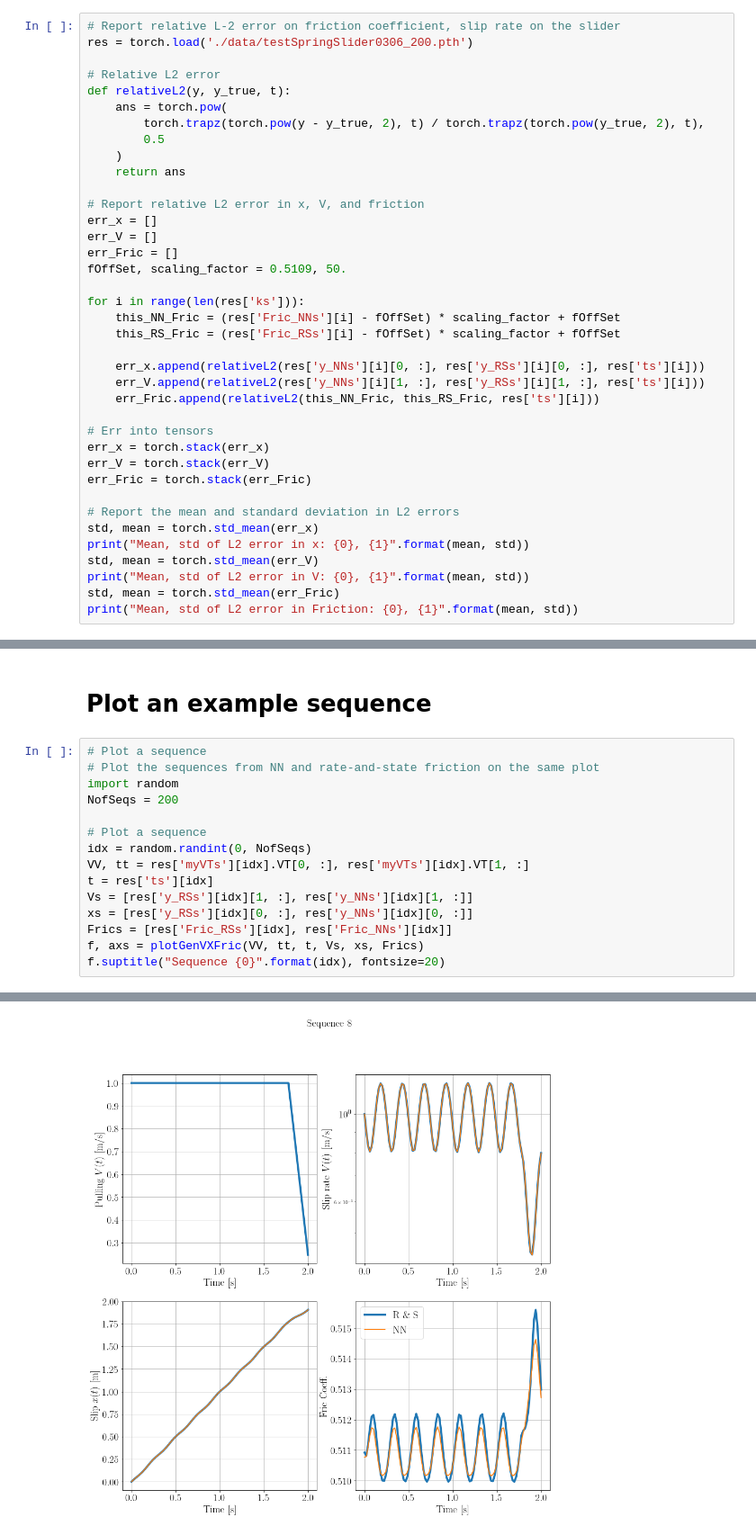
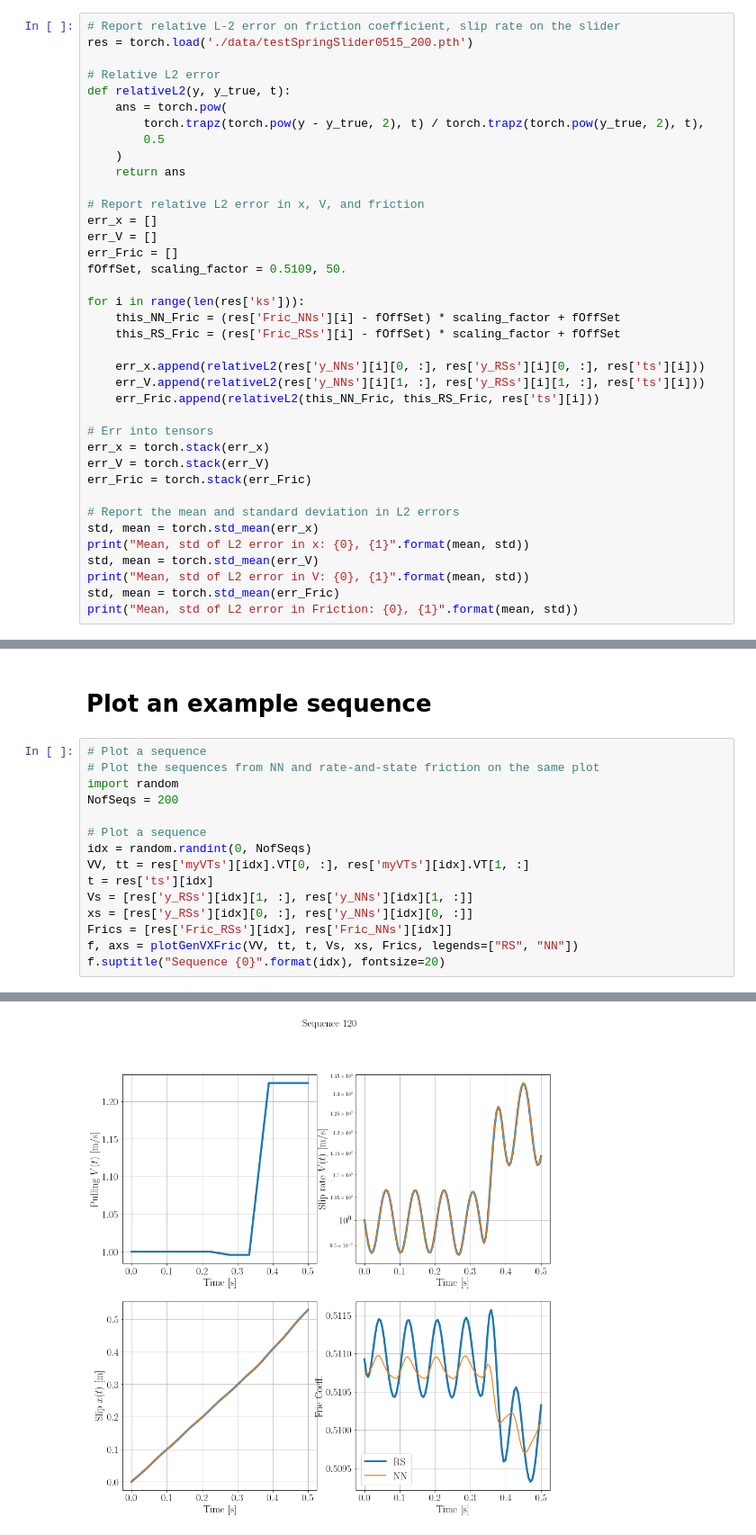
Before and after one commit to Shengduo/RateAndStateWithPotential, a Jupyter notebook: SpringSliderTrial.ipynb, the cells around one changed output, grey strips where cells are left out. Shown at 90% size. Saved outputs shown, nothing was run; the diff lists cells and outputs as text.

```diff
--- a/SpringSliderTrial.ipynb
+++ b/SpringSliderTrial.ipynb
@@ -269,6 +323,6 @@ torch.save(res, './data/testSpringSlider0513_200.pth')
 # %%
 # Report relative L-2 error on friction coefficient, slip rate on the slider
-res = torch.load('./data/testSpringSlider0306_200.pth')
+res = torch.load('./data/testSpringSlider0515_200.pth')
 
 # Relative L2 error
 def relativeL2(y, y_true, t):
@@ -346,6 +395,6 @@ t = res['ts'][idx]
 Vs = [res['y_RSs'][idx][1, :], res['y_NNs'][idx][1, :]]
 xs = [res['y_RSs'][idx][0, :], res['y_NNs'][idx][0, :]]
 Frics = [res['Fric_RSs'][idx], res['Fric_NNs'][idx]]
-f, axs = plotGenVXFric(VV, tt, t, Vs, xs, Frics)
+f, axs = plotGenVXFric(VV, tt, t, Vs, xs, Frics, legends=["RS", "NN"])
 f.suptitle("Sequence {0}".format(idx), fontsize=20)
 # %% [output]
@@ -353 +402 @@ Text(0.5, 0.98, 'Sequence 8')
-[figure, old version]
+[figure, new version]
```
Also changed, not shown: parts of 10 cells of this notebook, 5 other files.
